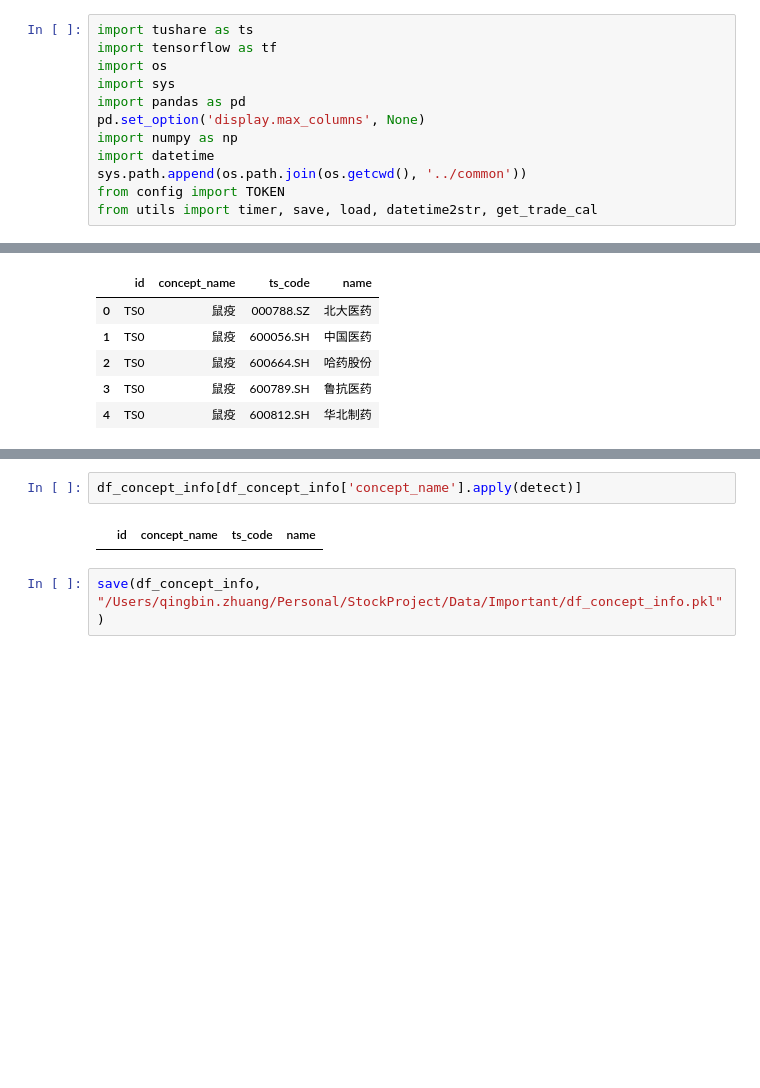
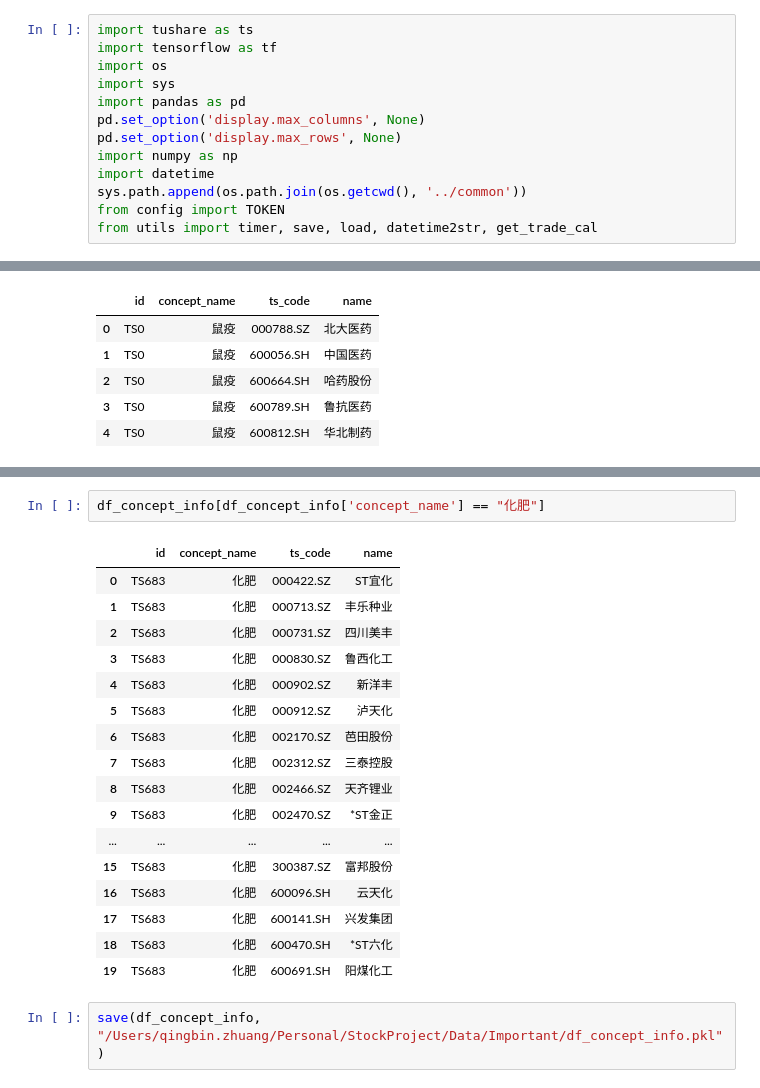
Before and after one commit to zhuangqingbin/StockProject, a Jupyter notebook: Debug/debug.ipynb, the cells around one changed output, grey strips where cells are left out. Cells and saved outputs as stored; diff of their text form; blank space fills up the shorter version.

```diff
--- a/Debug/debug.ipynb
+++ b/Debug/debug.ipynb
@@ -5,6 +5,7 @@ import os
 import sys
 import pandas as pd
 pd.set_option('display.max_columns', None)
+pd.set_option('display.max_rows', None)
 import numpy as np
 import datetime
 sys.path.append(os.path.join(os.getcwd(), '../common'))
@@ -129,7 +167,23 @@ Name: concept_name, Length: 34444, dtype: object
 # %%
-df_concept_info[df_concept_info['concept_name'].apply(detect)]
+df_concept_info[df_concept_info['concept_name'] == "化肥"]
 # %% [output]
 |  | id | concept_name | ts_code | name |
+| 0 | TS683 | 化肥 | 000422.SZ | ST宜化 |
+| 1 | TS683 | 化肥 | 000713.SZ | 丰乐种业 |
+| 2 | TS683 | 化肥 | 000731.SZ | 四川美丰 |
+| 3 | TS683 | 化肥 | 000830.SZ | 鲁西化工 |
+| 4 | TS683 | 化肥 | 000902.SZ | 新洋丰 |
+| 5 | TS683 | 化肥 | 000912.SZ | 泸天化 |
+| 6 | TS683 | 化肥 | 002170.SZ | 芭田股份 |
+| 7 | TS683 | 化肥 | 002312.SZ | 三泰控股 |
+| 8 | TS683 | 化肥 | 002466.SZ | 天齐锂业 |
+| 9 | TS683 | 化肥 | 002470.SZ | *ST金正 |
+| ... | ... | ... | ... | ... |
+| 15 | TS683 | 化肥 | 300387.SZ | 富邦股份 |
+| 16 | TS683 | 化肥 | 600096.SH | 云天化 |
+| 17 | TS683 | 化肥 | 600141.SH | 兴发集团 |
+| 18 | TS683 | 化肥 | 600470.SH | *ST六化 |
+| 19 | TS683 | 化肥 | 600691.SH | 阳煤化工 |
 # %%
 save(df_concept_info, "/Users/qingbin.zhuang/Personal/StockProject/Data/Important/df_concept_info.pkl")
 # %%
```
Also changed, not shown: parts of 3 cells of this notebook, 1 other file.
